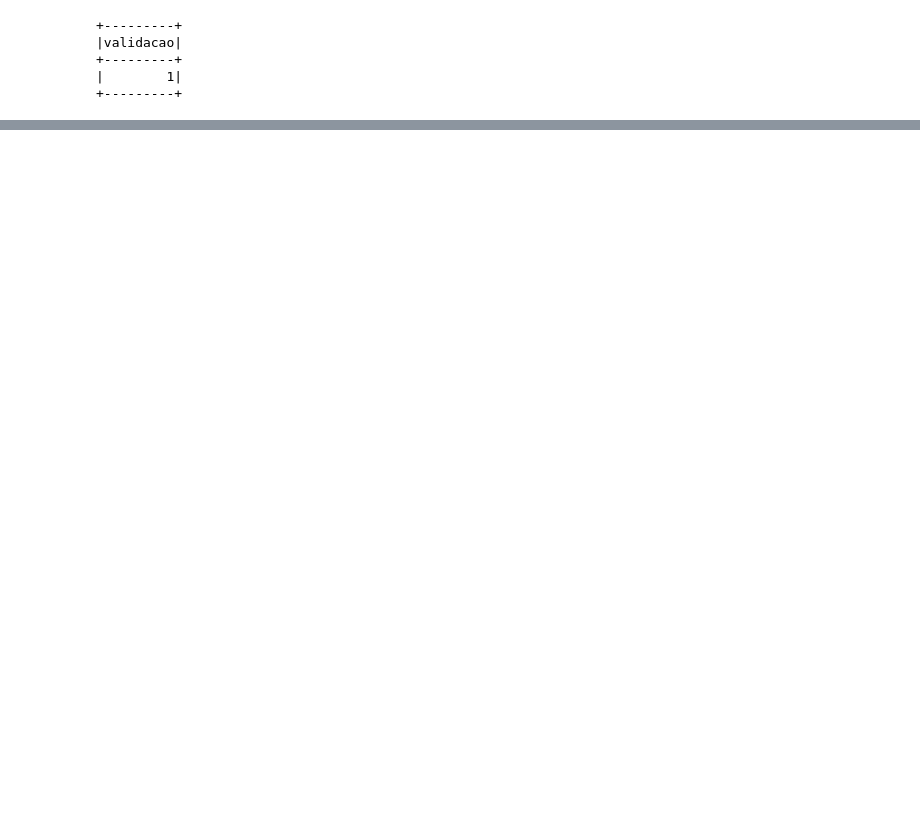
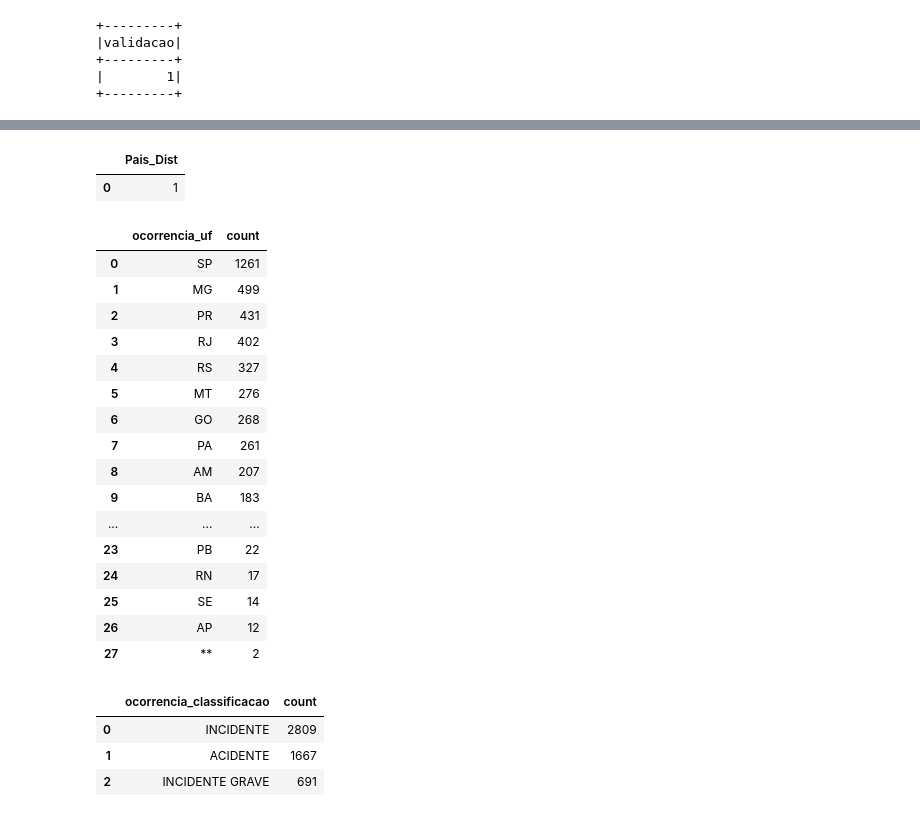
Before and after one commit to elvismaicol/project_etl_data_cenipa, a Jupyter notebook: script_pyspark/data_ocorrencia.ipynb, the cells around one changed output, grey strips where cells are left out. Saved outputs shown, nothing was run; the diff lists cells and outputs as text; code cells hidden in the pictures; blank space fills up the shorter version.

Commit message:
Validacao dados colunas

```diff
--- a/script_pyspark/data_ocorrencia.ipynb
+++ b/script_pyspark/data_ocorrencia.ipynb
@@ -13,5 +13,5 @@ raw_path = 'C:/Users/Elvis/Documents/Projetos/spark/project_cenipa/data/raw'
 # %%
 file_ocorrencia = '/dados_cenipa_2022/ocorrencia.csv'
 # %%
-df_oc = spark.read.format('csv').load(raw_path + file_ocorrencia, sep=';', header=True)
+df_oc_bruto = spark.read.format('csv').load(raw_path + file_ocorrencia, sep=';', header=True)
 # %%
@@ -147,8 +119,15 @@ compara_codigo.select('validacao').distinct().limit(5).show()
 # %%
-(
-    df_oc.select(
+# Selecionando apenas as colunas úteis
+df_oc_bruto = (
+    df_oc_bruto.select(
         'codigo_ocorrencia',
+#        'codigo_ocorrencia1',
+#        'codigo_ocorrencia2',
+#        'codigo_ocorrencia3',
+#        'codigo_ocorrencia4',
         'ocorrencia_classificacao',
+#        'ocorrencia_latitude',
+#        'ocorrencia_longitude',
         'ocorrencia_cidade',
         'ocorrencia_uf',
         'ocorrencia_pais',
@@ -157,12 +136,11 @@ compara_codigo.select('validacao').distinct().limit(5).show()
         'ocorrencia_hora',
         'investigacao_aeronave_liberada',
         'investigacao_status',
-        'divulgacao_relatorio_numero',
+#        'divulgacao_relatorio_numero',
         'divulgacao_relatorio_publicado',
         'divulgacao_dia_publicacao',
         'total_recomendacoes',
         'total_aeronaves_envolvidas',
         'ocorrencia_saida_pista'
     )
-    .limit(5).toPandas()
 )
@@ -175,0 +207,48 @@ compara_codigo.select('validacao').distinct().limit(5).show()
+# %%
+(
+    df_oc_bruto
+    .agg(f.countDistinct('ocorrencia_pais').alias('Pais_Dist'))
+    .toPandas()
+)
+# %% [output]
+|  | Pais_Dist |
+| 0 | 1 |
+# %%
+(
+    df_oc_bruto
+    .groupBy('ocorrencia_uf')
+    .count()
+    .orderBy(f.col('count').desc())
+    .toPandas()
+)
+# %% [output]
+|  | ocorrencia_uf | count |
+| 0 | SP | 1261 |
+| 1 | MG | 499 |
+| 2 | PR | 431 |
+| 3 | RJ | 402 |
+| 4 | RS | 327 |
+| 5 | MT | 276 |
+| 6 | GO | 268 |
+| 7 | PA | 261 |
+| 8 | AM | 207 |
+| 9 | BA | 183 |
+| ... | ... | ... |
+| 23 | PB | 22 |
+| 24 | RN | 17 |
+| 25 | SE | 14 |
+| 26 | AP | 12 |
+| 27 | ** | 2 |
+# %%
+(
+    df_oc_bruto
+    .groupBy('ocorrencia_classificacao')
+    .count()
+    .orderBy(f.col('count').desc())
+    .toPandas()
+)
+# %% [output]
+|  | ocorrencia_classificacao | count |
+| 0 | INCIDENTE | 2809 |
+| 1 | ACIDENTE | 1667 |
+| 2 | INCIDENTE GRAVE | 691 |
```
Also changed, not shown: parts of 29 cells of this notebook.
